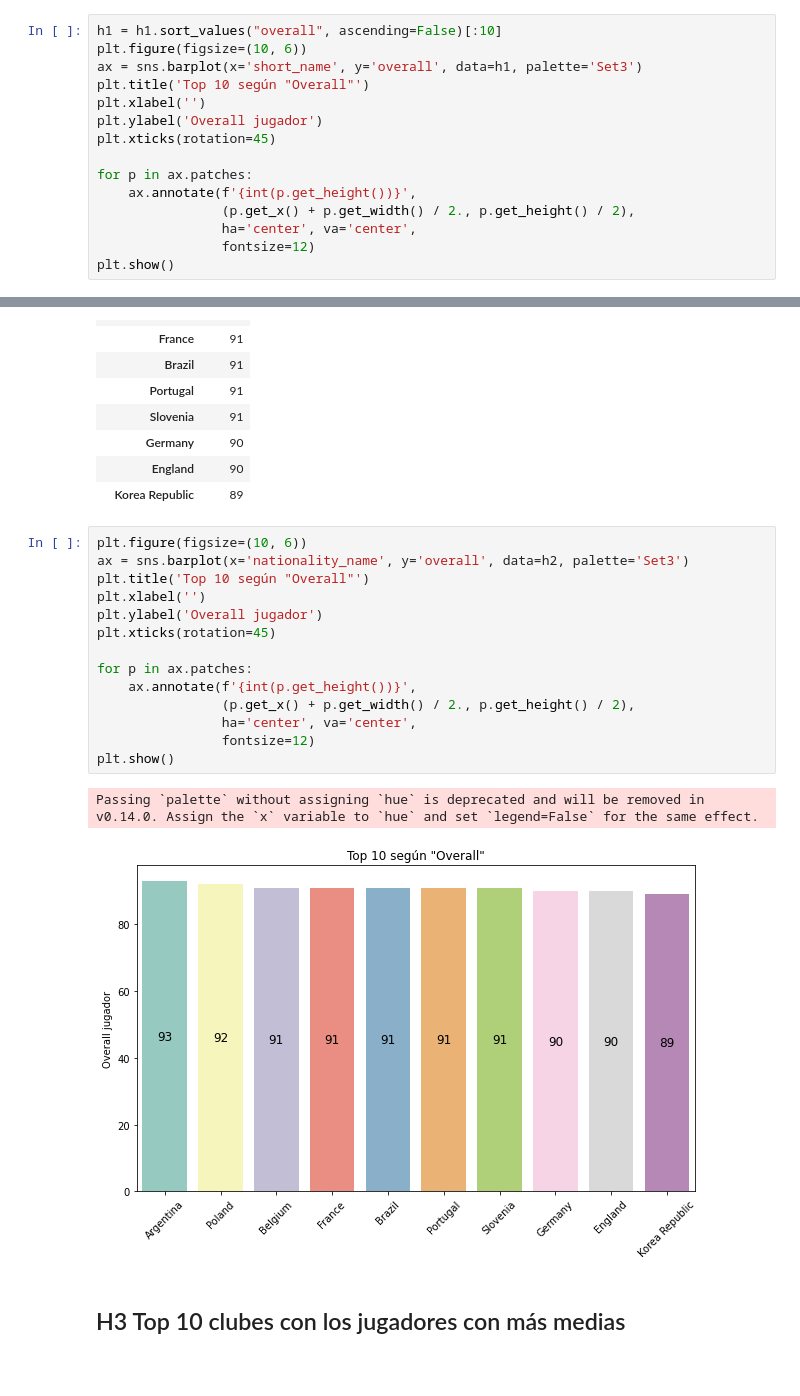
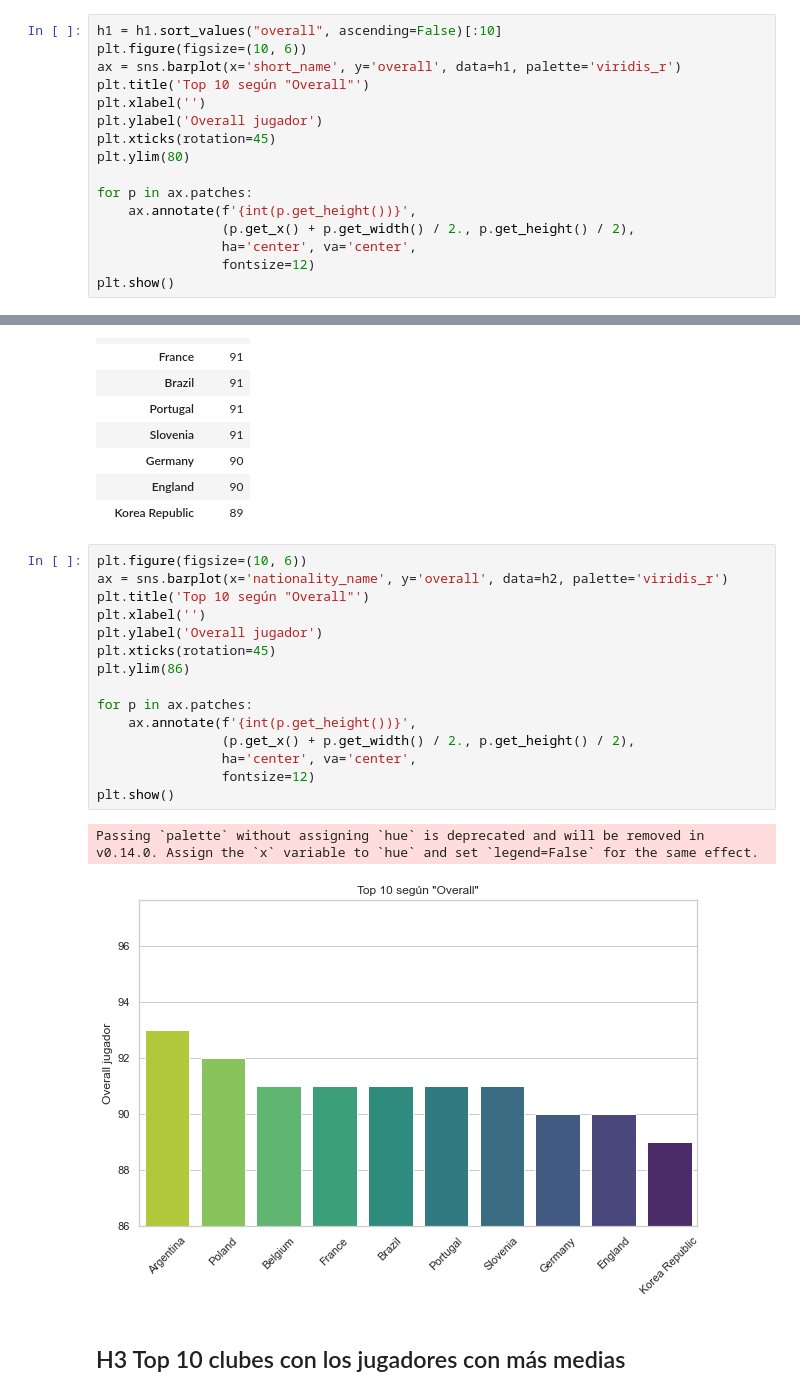
Before and after one commit to 2012FranMartinez/FifaStats-RealGoals, a Jupyter notebook: EDA_fifa_22.ipynb, the cells around one changed output, grey strips where cells are left out. Drawn from its saved outputs; the diff is of its cells as text; blank space fills up the shorter version.

```diff
--- a/EDA_fifa_22.ipynb
+++ b/EDA_fifa_22.ipynb
@@ -141,11 +140,12 @@ h1 = df_fifa.sort_values('overall', ascending=False)[['short_name', 'overall']][
 # %%
 h1 = h1.sort_values("overall", ascending=False)[:10]
 plt.figure(figsize=(10, 6))
-ax = sns.barplot(x='short_name', y='overall', data=h1, palette='Set3')
+ax = sns.barplot(x='short_name', y='overall', data=h1, palette='viridis_r')
 plt.title('Top 10 según "Overall"')
 plt.xlabel('')
 plt.ylabel('Overall jugador')
 plt.xticks(rotation=45)
+plt.ylim(80)
 
 for p in ax.patches:
     ax.annotate(f'{int(p.get_height())}',
@@ -176,21 +176,22 @@ h2
 | Korea Republic | 89 |
 # %%
 plt.figure(figsize=(10, 6))
-ax = sns.barplot(x='nationality_name', y='overall', data=h2, palette='Set3')
+ax = sns.barplot(x='nationality_name', y='overall', data=h2, palette='viridis_r')
 plt.title('Top 10 según "Overall"')
 plt.xlabel('')
 plt.ylabel('Overall jugador')
 plt.xticks(rotation=45)
+plt.ylim(86)
 
 for p in ax.patches:
     ax.annotate(f'{int(p.get_height())}',
                 (p.get_x() + p.get_width() / 2., p.get_height() / 2),
                 ha='center', va='center',
                 fontsize=12)
 plt.show()
 # %% [output]
 Passing `palette` without assigning `hue` is deprecated and will be removed in v0.14.0. Assign the `x` variable to `hue` and set `legend=False` for the same effect.
-[figure, old version]
+[figure, new version]
 # %% [markdown]
 ## H3 Top 10 clubes con los jugadores con más medias
 # %%
```
Also changed, not shown: parts of 33 cells of this notebook, 16 other files.
